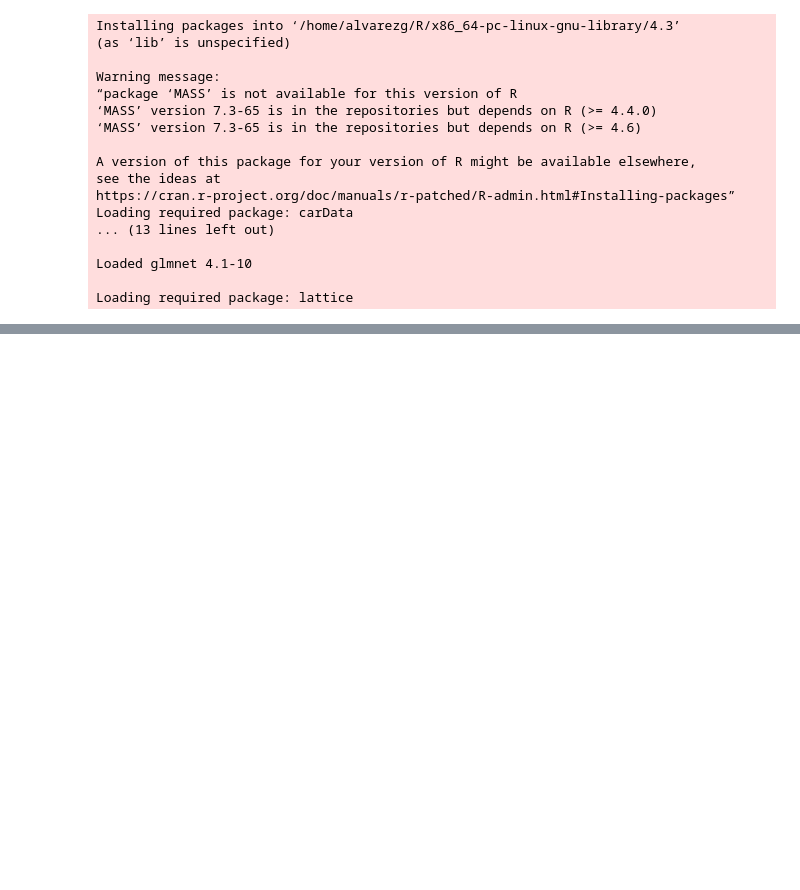
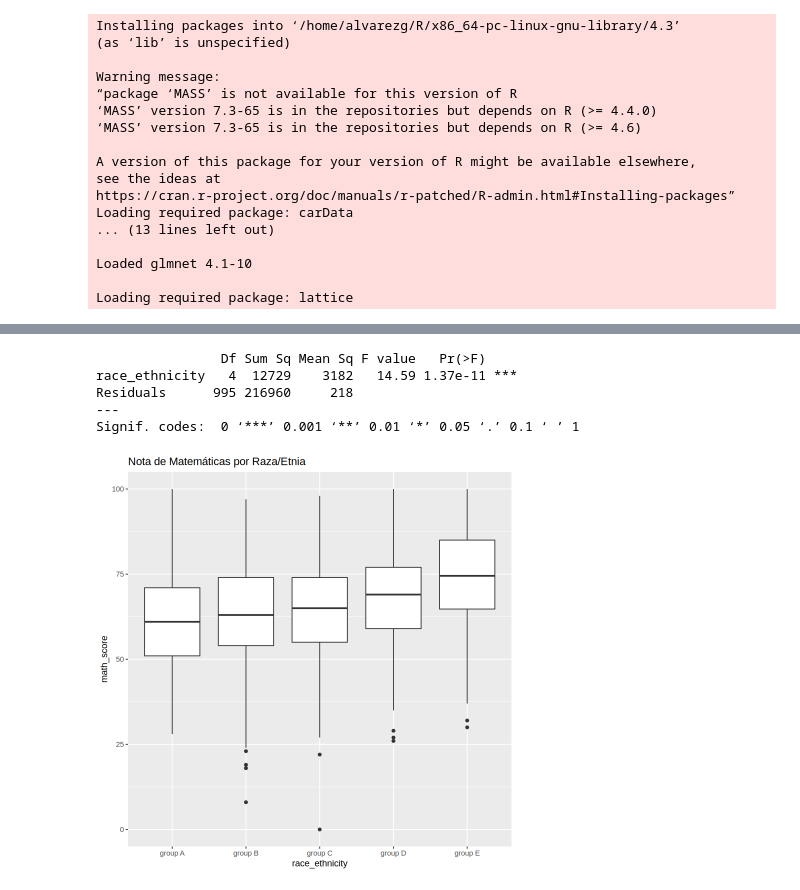
Before and after one commit to anibalalvarezg/R-lm-lab, a Jupyter notebook: R-lm-lab.ipynb, the cells around one changed output, grey strips where cells are left out. Cells and saved outputs as stored; diff of their text form; code cells hidden in the pictures; blank space fills up the shorter version.

```diff
--- a/R-lm-lab.ipynb
+++ b/R-lm-lab.ipynb
@@ -63,0 +103,11 @@ datos <- within(datos, {
+# %%
+# Raza / Etnia
+ggplot(datos, aes(x = race_ethnicity, y = math_score)) + geom_boxplot() + ggtitle("Nota de Matemáticas por Raza/Etnia")
+summary(aov(math_score ~ race_ethnicity, data = datos))
+# %% [output]
+                Df Sum Sq Mean Sq F value   Pr(>F)
+race_ethnicity   4  12729    3182   14.59 1.37e-11 ***
+Residuals      995 216960     218
+---
+Signif. codes:  0 ‘***’ 0.001 ‘**’ 0.01 ‘*’ 0.05 ‘.’ 0.1 ‘ ’ 1
+[figure, added]
```
Also changed, not shown: parts of 8 cells of this notebook.
